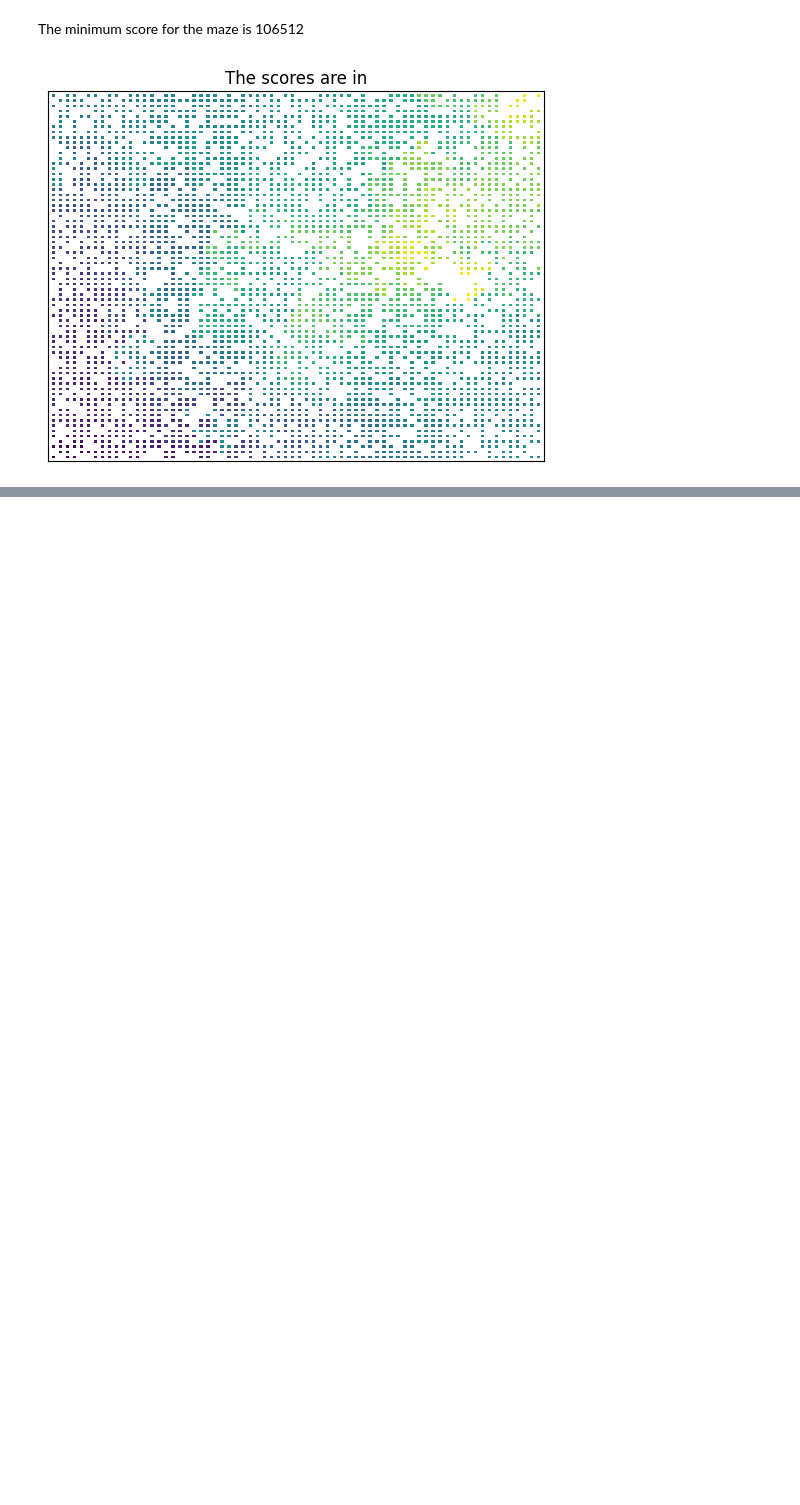
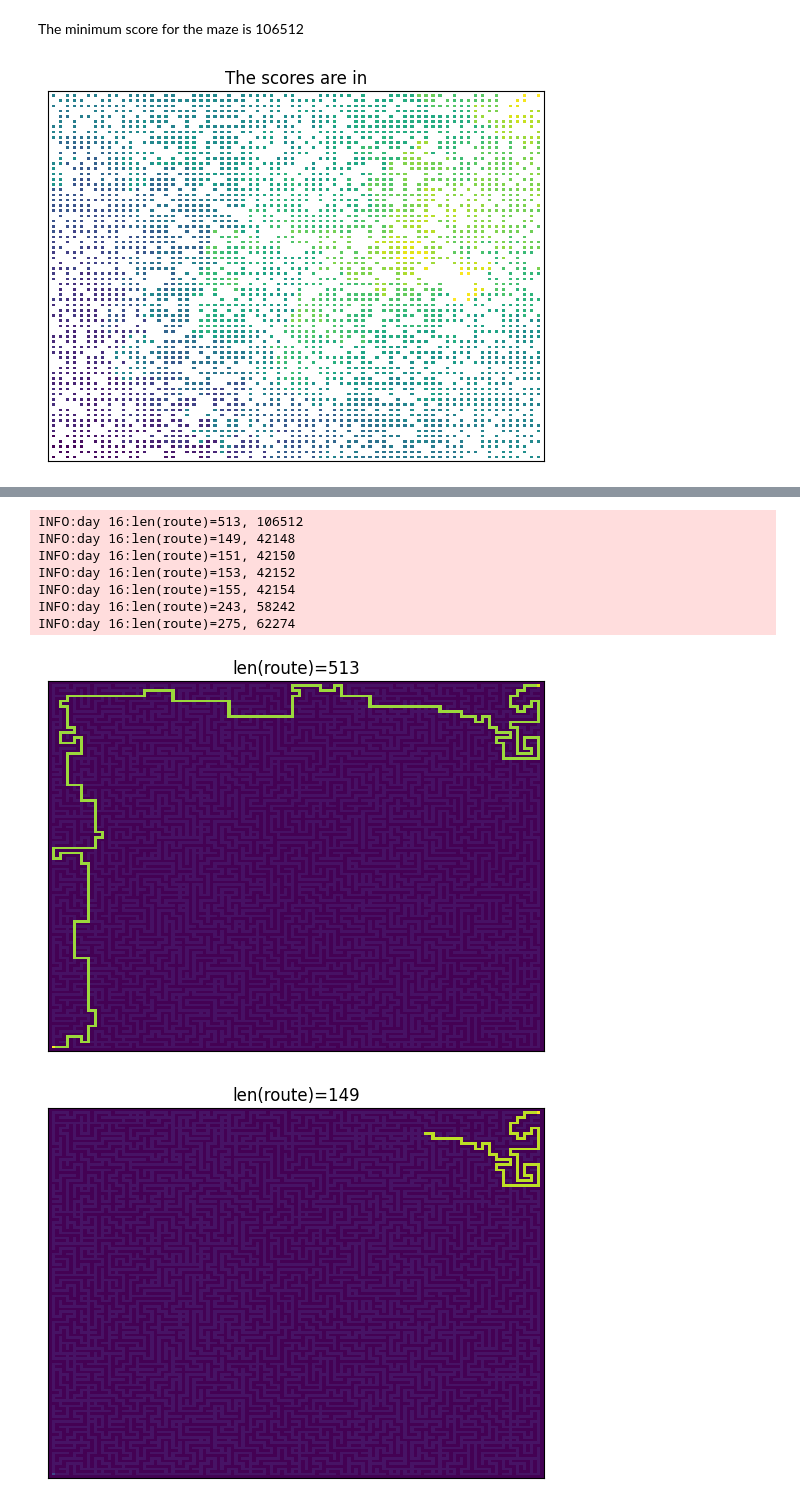
Before and after one commit to nouseforkeys/advent-of-code-24, a Jupyter notebook: day_16.ipynb, the cells around one changed output, grey strips where cells are left out. Drawn from its saved outputs; the diff is of its cells as text; code cells hidden in the pictures; blank space fills up the shorter version.

```diff
--- a/day_16.ipynb
+++ b/day_16.ipynb
@@ -226,0 +451,16 @@ plot_graph(graph, ax)
+# %%
+for route in routes:
+    fig, ax = plt.subplots()
+    ax.set_title(f'{len(route)=}')
+    plot_routes([route], grid, ax)
+    log.info(f'{len(route)=}, {find_score(route)}')
+# %% [output]
+INFO:day 16:len(route)=513, 106512
+INFO:day 16:len(route)=149, 42148
+INFO:day 16:len(route)=151, 42150
+INFO:day 16:len(route)=153, 42152
+INFO:day 16:len(route)=155, 42154
+INFO:day 16:len(route)=243, 58242
+INFO:day 16:len(route)=275, 62274
+[figure, added]
+[figure, added]
```
Also changed, not shown: parts of 11 cells of this notebook.
